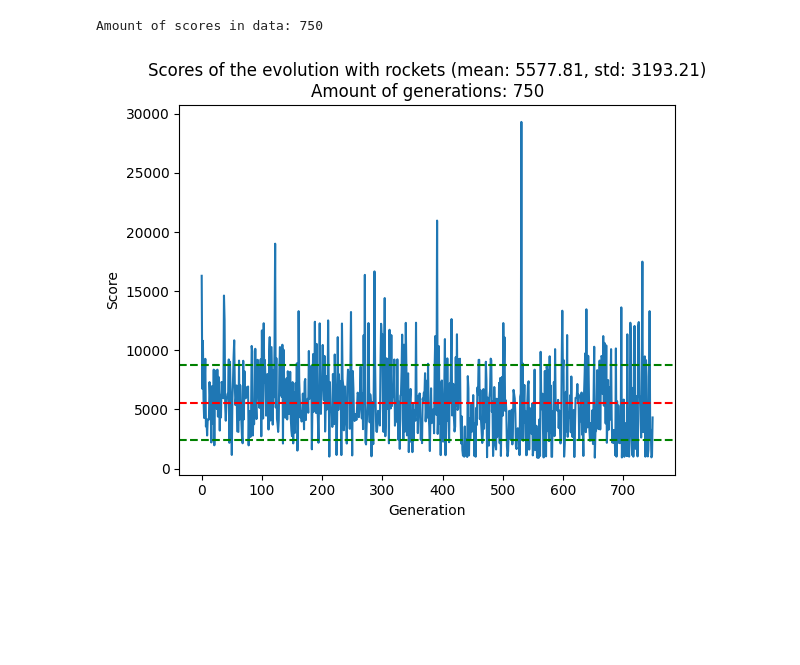
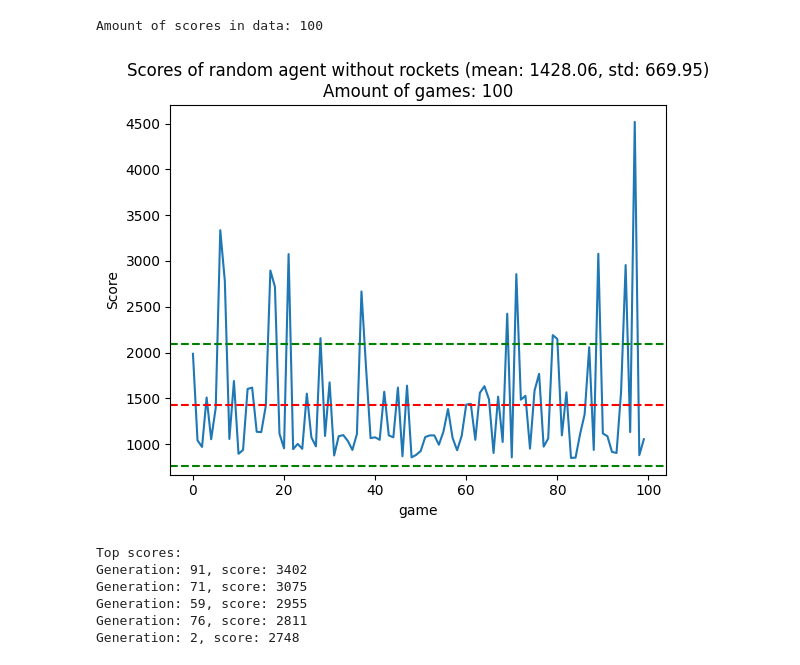
Before and after one commit to ShaharEli/JetpackJoyridePython, a Jupyter notebook: research.ipynb, the cells around one changed output. Drawn from its saved outputs; the diff is of its cells as text; code cells hidden in the pictures; blank space fills up the shorter version.

```diff
--- a/research.ipynb
+++ b/research.ipynb
@@ -1,37 +1,56 @@
 # %%
 import json
 
-data_path = "evolution_with_rockets_scores.json"
+data_path = "random_scores.json"
 # %%
-MAX_SIZE = 750
+MAX_SIZE = 100
 with open(data_path, "r") as f:
     data = json.load(f)[:MAX_SIZE]
 # %%
 print(f"Amount of scores in data: {len(data)}")
 # %% [output]
-Amount of scores in data: 750
+Amount of scores in data: 100
 # %%
 # add graph with statistics
 import matplotlib.pyplot as plt
 import numpy as np
 
 
 def plot_scores(data):
     scores = [score for score in data]
 
     plt.plot(scores)
     mean = np.mean(scores)
     std = np.std(scores)
     plt.axhline(y=mean, color="r", linestyle="--")
     plt.axhline(y=mean + std, color="g", linestyle="--")
     plt.axhline(y=mean - std, color="g", linestyle="--")
 
-    plt.title(f"Scores of the evolution with rockets (mean: {mean:.2f}, std: {std:.2f})\nAmount of generations: {len(scores)}")
-    plt.xlabel("Generation")
+    plt.title(f"Scores of random agent without rockets (mean: {mean:.2f}, std: {std:.2f})\nAmount of games: {len(scores)}")
+    plt.xlabel("game")
     plt.ylabel("Score")
     plt.show()
 
 
 plot_scores(data)
 # %% [output]
-[figure, old version]
+[figure, new version]
+# %%
+# table of top 5 scores and their generation
+def top_scores(data, n=5):
+    scores = [(i, score) for i, score in enumerate(data)]
+    scores.sort(key=lambda x: x[1], reverse=True)
+    return scores[:n]
+
+
+top_scores_results = top_scores(data)
+print("Top scores:")
+for i, score in top_scores_results:
+    print(f"Generation: {i+1}, score: {score}")
+# %% [output]
+Top scores:
+Generation: 91, score: 3402
+Generation: 71, score: 3075
+Generation: 59, score: 2955
+Generation: 76, score: 2811
+Generation: 2, score: 2748
```
Also changed, not shown: 2 other files.
